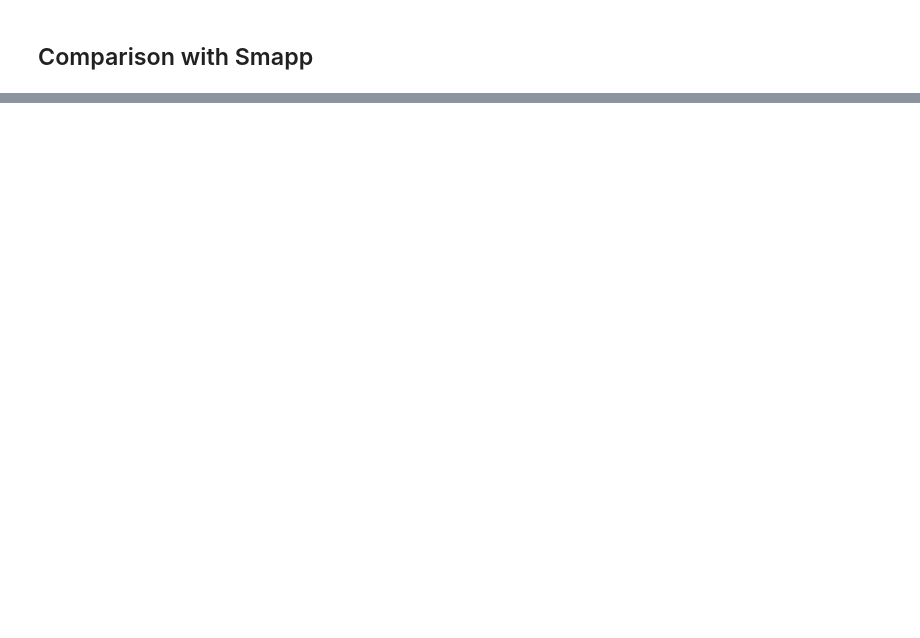
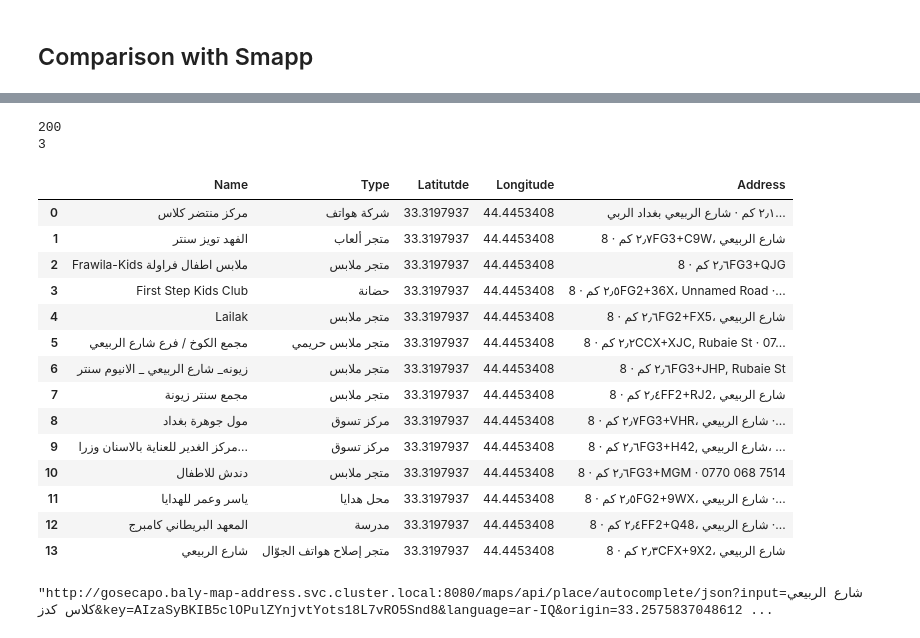
Before and after one commit to qzaidi/mlscratchpad, a Jupyter notebook: gmaps-scrape.ipynb, the cells around one changed output, grey strips where cells are left out. Cells and saved outputs as stored; diff of their text form; code cells hidden in the pictures; blank space fills up the shorter version.

```diff
--- a/gmaps-scrape.ipynb
+++ b/gmaps-scrape.ipynb
@@ -198,0 +247,8 @@ df.head(28)
+# %%
+query = 'شارع الربيعي كلاس كدز'
+origin='33.3034217,44.4570539'
+
+res = get_search_results(query,origin)
+df = get_data_frame(res.content)
+print(query)
+df.head(20)
@@ -198,0 +273,27 @@ df.head(28)
+# %%
+data = query_google(query,origin)
+df = google_places_to_df(data)
+df.head(15)
+# %% [output]
+200
+3
+|  | Name | Type | Latitutde | Longitude | Address |
+| 0 | مركز منتضر كلاس | شركة هواتف | 33.3197937 | 44.4453408 | ٢٫١ كم · شارع الربيعي بغداد الربي... |
+| 1 | الفهد تويز سنتر | متجر ألعاب | 33.3197937 | 44.4453408 | ٢٫٧ كم · 8FG3+C9W، شارع الربيعي |
+| 2 | Frawila-Kids ملابس اطفال فراولة | متجر ملابس | 33.3197937 | 44.4453408 | ٢٫٦ كم · 8FG3+QJG |
+| 3 | First Step Kids Club | حضانة | 33.3197937 | 44.4453408 | ٢٫٥ كم · 8FG2+36X، Unnamed Road ·... |
+| 4 | Lailak | متجر ملابس | 33.3197937 | 44.4453408 | ٢٫٦ كم · 8FG2+FX5، شارع الربيعي |
+| 5 | مجمع الكوخ / فرع شارع الربيعي | متجر ملابس حريمي | 33.3197937 | 44.4453408 | ٢٫٢ كم · 8CCX+XJC, Rubaie St · 07... |
+| 6 | زيونه_ شارع الربيعي _ الانيوم سنتر | متجر ملابس | 33.3197937 | 44.4453408 | ٢٫٦ كم · 8FG3+JHP, Rubaie St |
+| 7 | مجمع سنتر زيونة | متجر ملابس | 33.3197937 | 44.4453408 | ٢٫٤ كم · 8FF2+RJ2، شارع الربيعي |
+| 8 | مول جوهرة بغداد | مركز تسوق | 33.3197937 | 44.4453408 | ٢٫٧ كم · 8FG3+VHR، شارع الربيعي ·... |
+| 9 | مركز الغدير للعناية بالاسنان وزرا... | مركز تسوق | 33.3197937 | 44.4453408 | ٢٫٦ كم · 8FG3+H42, شارع الربيعي، ... |
+| 10 | دندش للاطفال | متجر ملابس | 33.3197937 | 44.4453408 | ٢٫٦ كم · 8FG3+MGM · 0770 068 7514 |
+| 11 | ياسر وعمر للهدايا | محل هدايا | 33.3197937 | 44.4453408 | ٢٫٥ كم · 8FG2+9WX، شارع الربيعي ·... |
+| 12 | المعهد البريطاني كامبرج | مدرسة | 33.3197937 | 44.4453408 | ٢٫٤ كم · 8FF2+Q48، شارع الربيعي ·... |
+| 13 | شارع الربيعي | متجر إصلاح هواتف الجوّال | 33.3197937 | 44.4453408 | ٢٫٣ كم · 8CFX+9X2، شارع الربيعي |
+# %%
+urlq = unquote('"http://gosecapo.baly-map-address.svc.cluster.local:8080/maps/api/place/autocomplete/json?input=%D8%B4%D8%A7%D8%B1%D8%B9%20%D8%A7%D9%84%D8%B1%D8%A8%D9%8A%D8%B9%D9%8A%20%D9%83%D9%84%D8%A7%D8%B3%20%D9%83%D8%AF%D8%B2&key=AIzaSyBKIB5clOPulZYnjvtYots18L7vRO5Snd8&language=ar-IQ&origin=33.257583704861275,44.401131645233875&radius=60000&components=country:iq"')
+print(urlq)
+# %% [output]
+"http://gosecapo.baly-map-address.svc.cluster.local:8080/maps/api/place/autocomplete/json?input=شارع الربيعي كلاس كدز&key=AIzaSyBKIB5clOPulZYnjvtYots18L7vRO5Snd8&language=ar-IQ&origin=33.2575837048612 ...
```
Also changed, not shown: parts of 17 cells of this notebook.
